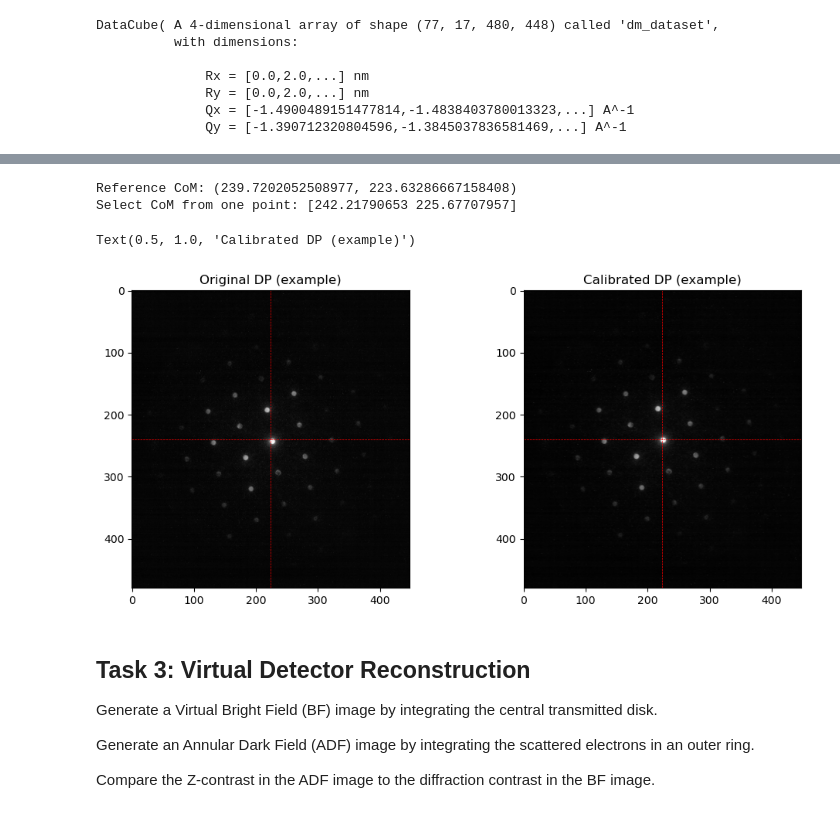
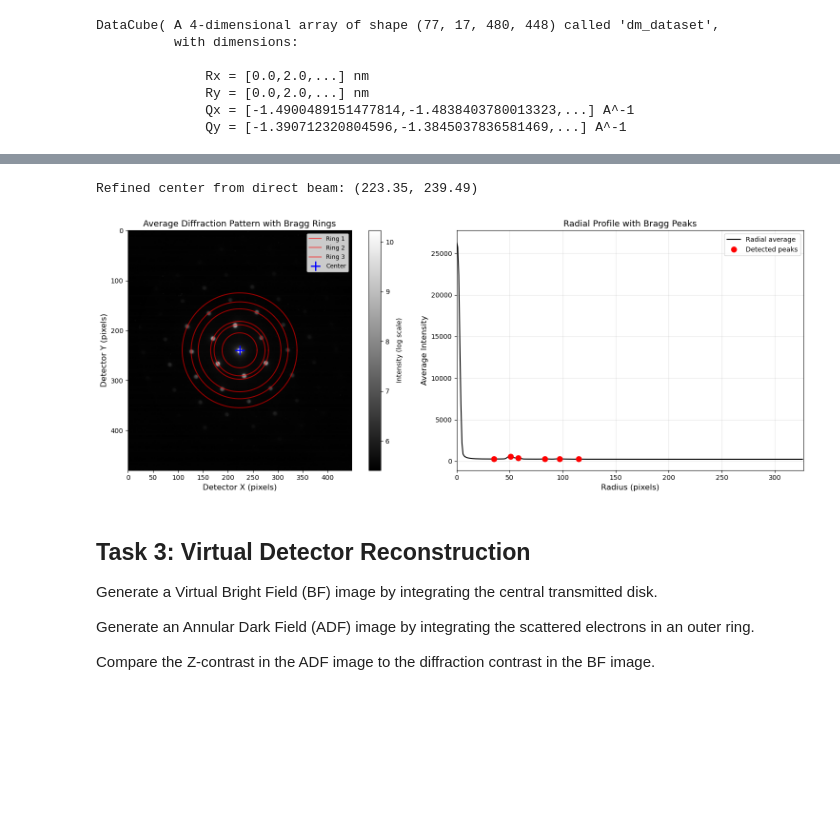
Before and after one commit to aramichang/MATSCI465_AramiChang, a Jupyter notebook: assignment_02_setup.ipynb, the cells around one changed output, grey strips where cells are left out. Drawn from its saved outputs; the diff is of its cells as text; code cells hidden in the pictures; blank space fills up the shorter version.

```diff
--- a/assignment_02_setup.ipynb
+++ b/assignment_02_setup.ipynb
@@ -156 +187,22 @@ def beam_center_masked_com(dp, radius):
     return (cx, cy)
+# %%
+def com_calib(datacube):
+    datacube_com = np.empty(shape = (datacube.data.shape[0], datacube.data.shape[1], 2))
+
+    for i in range(datacube.data.shape[0]):
+        for j in range(datacube.data.shape[1]):
+            datacube_com[i,j,1], datacube_com[i,j,0] = beam_center_masked_com(datacube.data[i,j,:,:], 30)
+
+    mean_DP = datacube.get_dp_mean()
+    ref_com = center_of_mass(mean_DP.data)
+
+    calib = np.empty(shape = (datacube.data.shape[0], datacube.data.shape[1], datacube.data.shape[2], datacube.data.shape[3]))
+    shifts = np.empty(shape = (datacube.data.shape[0], datacube.data.shape[1], 2))
+
+    for i in range(datacube.data.shape[0]):
+        for j in range(datacube.data.shape[1]):
+            x_shift, y_shift = ref_com[1] - datacube_com[i,j,1], ref_com[0] - datacube_com[i,j,0]
+            shifts[i,j,:] = [y_shift, x_shift]
+            calib[i,j,:,:] = shift(datacube.data[i,j,:,:], shift=(x_shift, y_shift), order=1, mode='nearest', prefilter=False)
+
+    return datacube_com, ref_com, calib
@@ -167,6 +281,0 @@ ref_CoM = center_of_mass(mean_dp.data)
-# %%
-print(f'Reference CoM: {ref_CoM}')
-print(f'Select CoM from one point: {sige_CoM[32,16,:]}')
-# %% [output]
-Reference CoM: (239.7202052508977, 223.63286667158408)
-Select CoM from one point: [242.21790653 225.67707957]
@@ -183,18 +282,8 @@ for i in range(sige.data.shape[0]):
-# %%
-fig, ax = plt.subplots(1, 2, figsize=(12,5))
-
-ax[0].imshow(np.log1p(sige.data[32,16,:,:]),cmap='gray')
-ax[0].axhline(y=ref_CoM[0],color='r',linestyle='--',linewidth=0.5)
-ax[0].axvline(x=ref_CoM[1],color='r',linestyle='--',linewidth=0.5)
-ax[0].set_title('Original DP (example)')
-
-ax[1].imshow(np.log1p(sige_calib[32,16,:,:]),cmap='gray')
-ax[1].axhline(y=ref_CoM[0],color='r',linestyle='--',linewidth=0.5)
-ax[1].axvline(x=ref_CoM[1],color='r',linestyle='--',linewidth=0.5)
-ax[1].set_title('Calibrated DP (example)')
-# %% [output]
-Text(0.5, 1.0, 'Calibrated DP (example)')
-[figure, removed]
+# %%
+find_radial_intensity_profile(sige_calib)
+# %% [output]
+Refined center from direct beam: (223.35, 239.49)
+[figure, added]
 # %%
 sige_shifted = sige
 sige_shifted.data = sige_calib
```
Also changed, not shown: parts of 9 cells of this notebook.
